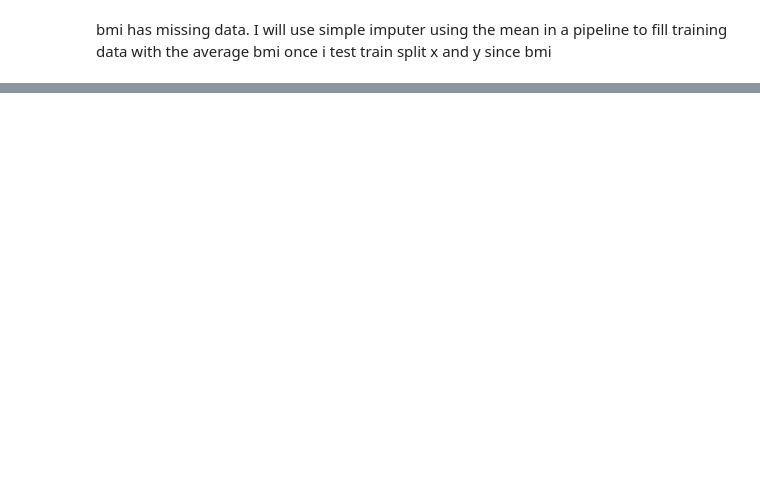
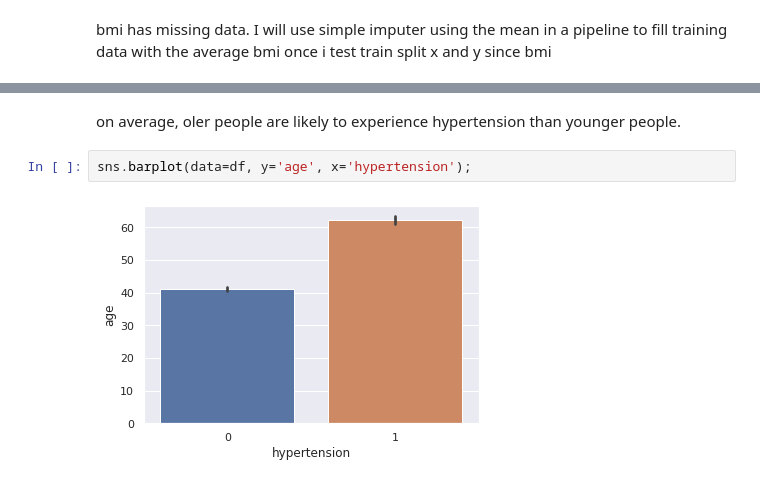
Before and after one commit to Davianka/stroke-prediction, a Jupyter notebook: project_2.ipynb, the cells around one changed output, grey strips where cells are left out. Saved outputs shown, nothing was run; the diff lists cells and outputs as text; blank space fills up the shorter version.

```diff
--- a/project_2.ipynb
+++ b/project_2.ipynb
@@ -265,0 +358,6 @@ bmi has missing data.  I will use simple imputer using the mean  in a pipeline t
+# %% [markdown]
+on average, oler people are likely to experience hypertension than younger people.
+# %%
+sns.barplot(data=df, y='age', x='hypertension');
+# %% [output]
+[figure, added]
```
Also changed, not shown: parts of 27 cells of this notebook.
